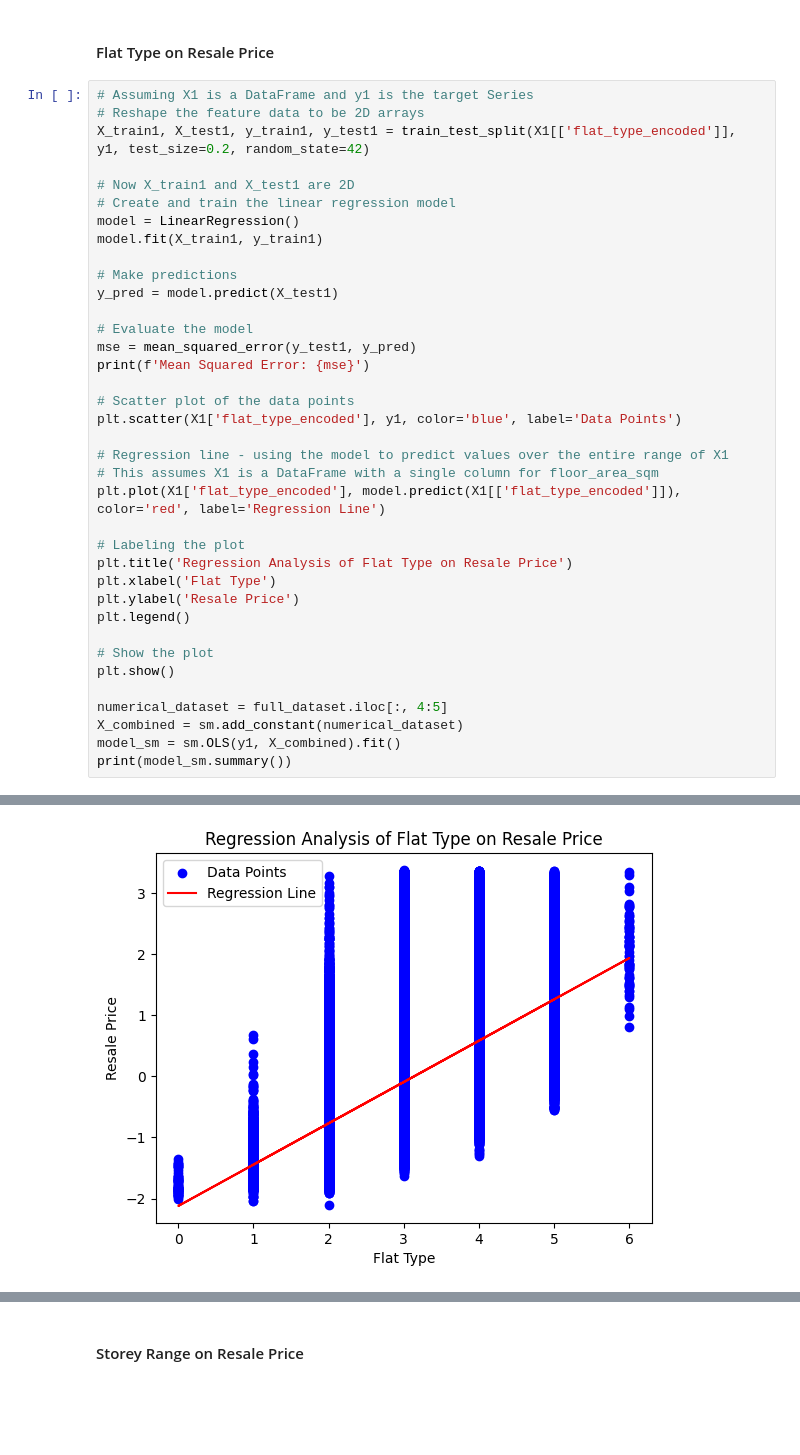
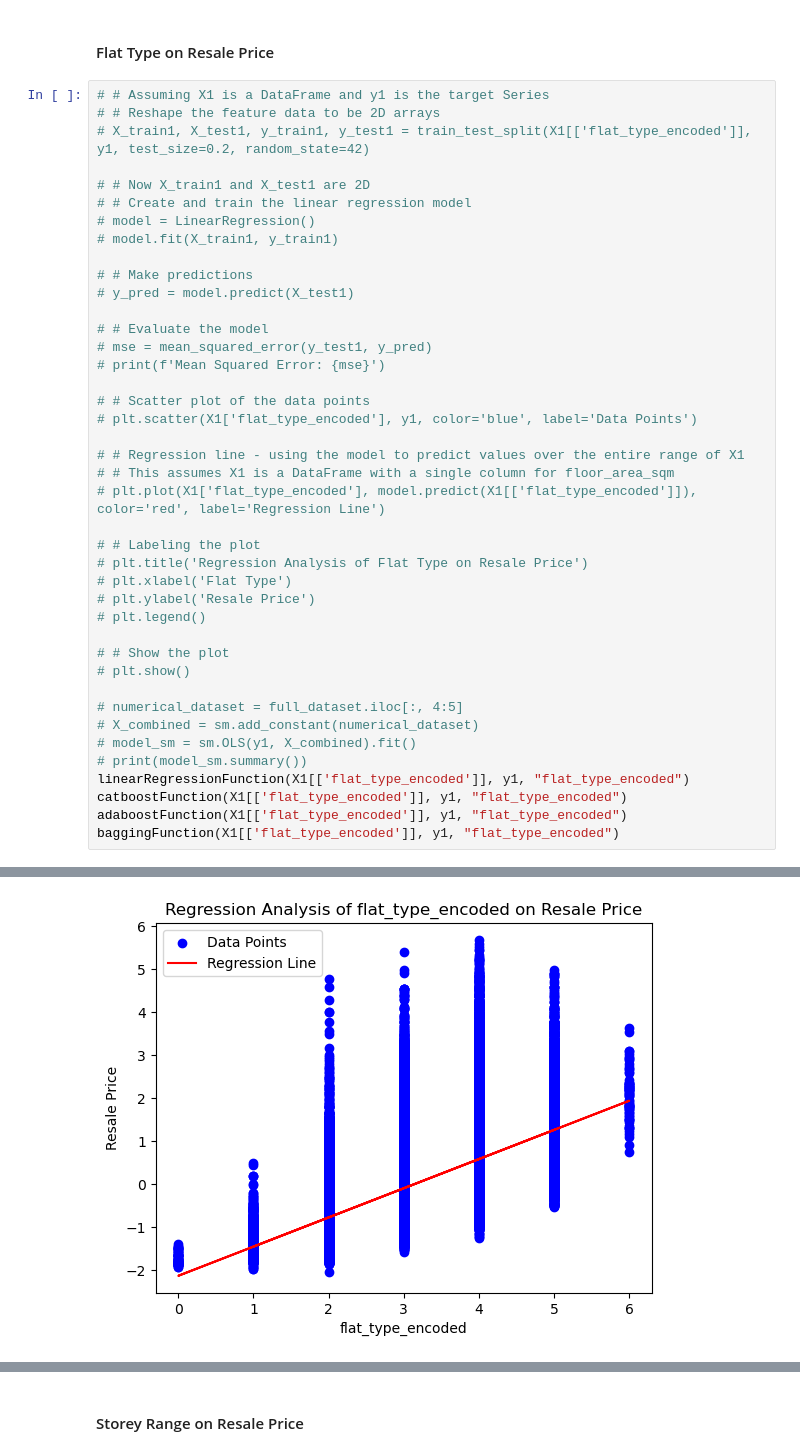
Before and after one commit to raphaelgohwx/datamining, a Jupyter notebook: LR.ipynb, the cells around one changed output, grey strips where cells are left out. Cells and saved outputs as stored; diff of their text form; blank space fills up the shorter version.

```diff
--- a/LR.ipynb
+++ b/LR.ipynb
@@ -620,40 +712,44 @@ R^2 Score: 0.49703657369095544
 # %% [markdown]
 #### Flat Type on Resale Price
 # %%
-# Assuming X1 is a DataFrame and y1 is the target Series
-# Reshape the feature data to be 2D arrays
-X_train1, X_test1, y_train1, y_test1 = train_test_split(X1[['flat_type_encoded']], y1, test_size=0.2, random_state=42)
+# # Assuming X1 is a DataFrame and y1 is the target Series
+# # Reshape the feature data to be 2D arrays
+# X_train1, X_test1, y_train1, y_test1 = train_test_split(X1[['flat_type_encoded']], y1, test_size=0.2, random_state=42)
 
-# Now X_train1 and X_test1 are 2D
-# Create and train the linear regression model
-model = LinearRegression()
-model.fit(X_train1, y_train1)
+# # Now X_train1 and X_test1 are 2D
+# # Create and train the linear regression model
+# model = LinearRegression()
+# model.fit(X_train1, y_train1)
 
-# Make predictions
-y_pred = model.predict(X_test1)
+# # Make predictions
+# y_pred = model.predict(X_test1)
 
-# Evaluate the model
-mse = mean_squared_error(y_test1, y_pred)
-print(f'Mean Squared Error: {mse}')
+# # Evaluate the model
+# mse = mean_squared_error(y_test1, y_pred)
+# print(f'Mean Squared Error: {mse}')
 
-# Scatter plot of the data points
-plt.scatter(X1['flat_type_encoded'], y1, color='blue', label='Data Points')
+# # Scatter plot of the data points
+# plt.scatter(X1['flat_type_encoded'], y1, color='blue', label='Data Points')
 
-# Regression line - using the model to predict values over the entire range of X1
-# This assumes X1 is a DataFrame with a single column for floor_area_sqm
-plt.plot(X1['flat_type_encoded'], model.predict(X1[['flat_type_encoded']]), color='red', label='Regression Line')
+# # Regression line - using the model to predict values over the entire range of X1
+# # This assumes X1 is a DataFrame with a single column for floor_area_sqm
+# plt.plot(X1['flat_type_encoded'], model.predict(X1[['flat_type_encoded']]), color='red', label='Regression Line')
 
-# Labeling the plot
-plt.title('Regression Analysis of Flat Type on Resale Price')
-plt.xlabel('Flat Type')
-plt.ylabel('Resale Price')
-plt.legend()
+# # Labeling the plot
+# plt.title('Regression Analysis of Flat Type on Resale Price')
+# plt.xlabel('Flat Type')
+# plt.ylabel('Resale Price')
+# plt.legend()
 
-# Show the plot
-plt.show()
+# # Show the plot
+# plt.show()
 
-numerical_dataset = full_dataset.iloc[:, 4:5]
-X_combined = sm.add_constant(numerical_dataset)
-model_sm = sm.OLS(y1, X_combined).fit()
-print(model_sm.summary())
+# numerical_dataset = full_dataset.iloc[:, 4:5]
+# X_combined = sm.add_constant(numerical_dataset)
+# model_sm = sm.OLS(y1, X_combined).fit()
+# print(model_sm.summary())
+linearRegressionFunction(X1[['flat_type_encoded']], y1, "flat_type_encoded")
+catboostFunction(X1[['flat_type_encoded']], y1, "flat_type_encoded")
+adaboostFunction(X1[['flat_type_encoded']], y1, "flat_type_encoded")
+baggingFunction(X1[['flat_type_encoded']], y1, "flat_type_encoded")
 # %% [output]
@@ -661 +759 @@ Mean Squared Error: 0.6127559998854755
-[figure, old version]
+[figure, new version]
```
Also changed, not shown: parts of 13 cells of this notebook.
